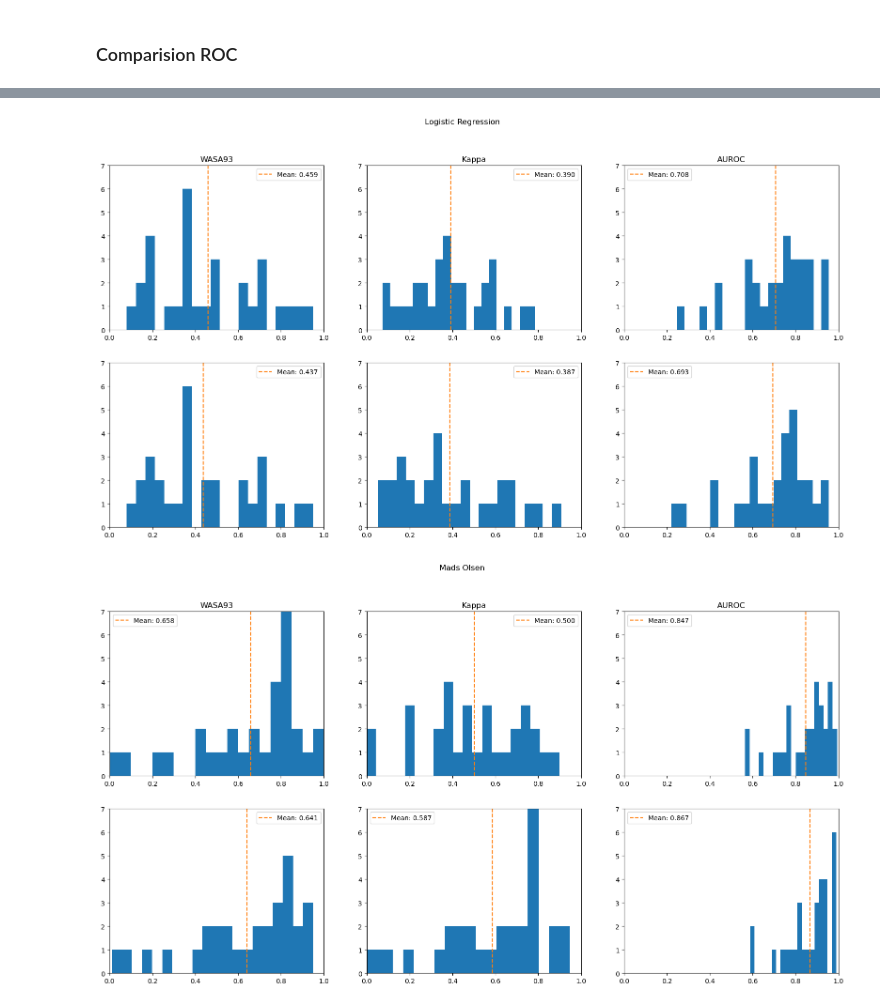
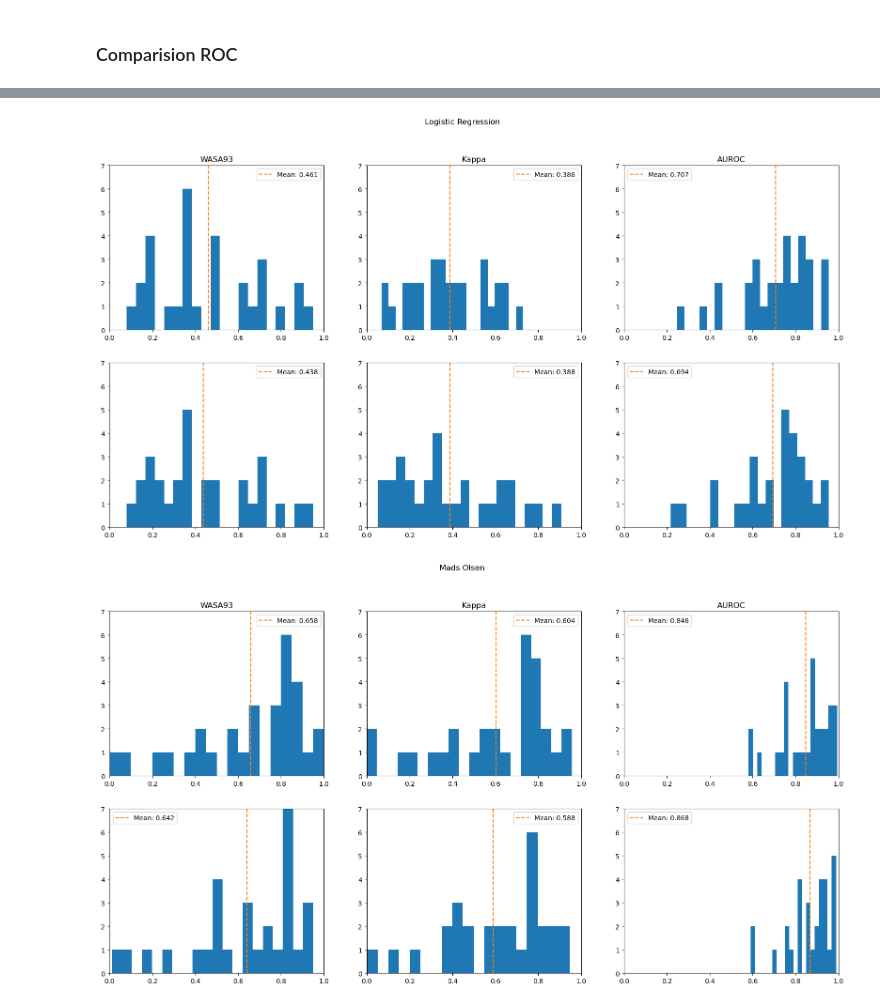
Before and after one commit to Arcascope/pisces, a Jupyter notebook: analyses/stationary_vs_hybrid.ipynb, the cells around one changed output, grey strips where cells are left out. Drawn from its saved outputs; the diff is of its cells as text; code cells hidden in the pictures.

```diff
--- a/analyses/stationary_vs_hybrid.ipynb
+++ b/analyses/stationary_vs_hybrid.ipynb
@@ -6,6 +6,7 @@ from matplotlib import pyplot as plt
 import numpy as np
 # %%
 WASA_THRESHOLD = 0.93
+BALANCE_WEIGHTS = True
 # %% [markdown]
 ### Comparison: WASA93, ROC AUC, Cohen's Kappa
 
@@ -15,7 +16,7 @@ from pisces.utils import pad_to_hat, plot_scores_CDF, plot_scores_PDF, add_rocs
 from sklearn.metrics import roc_auc_score, roc_curve, cohen_kappa_score
 
 
-def split_analysis(y, y_hat_sleep_proba, sleep_accuracy: float = WASA_THRESHOLD, balancing: bool = True):
+def split_analysis(y, y_hat_sleep_proba, sleep_accuracy: float = WASA_THRESHOLD, balancing: bool = BALANCE_WEIGHTS):
 
     y_flat = y.reshape(-1,)
     n_sleep = np.sum(y_flat > 0)
@@ -97,7 +98,7 @@ evaluations_walch: List[dict] = []
 for i, ((X, y), id) in enumerate(mo_preprocessed_data_walch):
     y_hat_proba = mo.predict_probabilities(X)
     y_hat_sleep_proba = (1 - y_hat_proba[:, :, 0]).reshape(-1,)
-    analysis = split_analysis(y, y_hat_sleep_proba, balancing=False)
+    analysis = split_analysis(y, y_hat_sleep_proba)
     evaluations_walch.append(analysis)
     print(f"Processing {i+1} of {len(mo_preprocessed_data_walch)} ({id})... AUROC: {analysis['auc']}")
 mo_aucs_walch = [e["auc"] for e in evaluations_walch]
@@ -425,12 +426,12 @@ ax.legend(loc='lower right')
 # %%
-log_reg_wasa_93_hybrid = [e[f"wasa0.93"] for e in log_reg_evaluations_hybrid]
-mo_wasa_93_hybrid = [e[f"wasa0.93"] for e in evaluations_hybrid]
+log_reg_wasa_93_hybrid = [e[f"wasa93"] for e in log_reg_evaluations_hybrid]
+mo_wasa_93_hybrid = [e[f"wasa93"] for e in evaluations_hybrid]
 log_reg_kappa_hybrid = [e["kappa"] for e in log_reg_evaluations_hybrid]
 mo_kappa_hybrid = [e["kappa"] for e in evaluations_hybrid]
 
 
-log_reg_wasa_93_walch = [e[f"wasa0.93"] for e in log_reg_evaluations_walch]
-mo_wasa_93_walch = [e[f"wasa0.93"] for e in evaluations_walch]
+log_reg_wasa_93_walch = [e[f"wasa93"] for e in log_reg_evaluations_walch]
+mo_wasa_93_walch = [e[f"wasa93"] for e in evaluations_walch]
 log_reg_kappa_walch = [e["kappa"] for e in log_reg_evaluations_walch]
 mo_kappa_walch = [e["kappa"] for e in evaluations_walch]
 
@@ -455,37 +456,32 @@ ncol = 3
 fig_lr, ax_lr = plt.subplots(nrows=2, ncols=ncol, figsize=(20, 10))
 fig_mo, ax_mo = plt.subplots(nrows=2, ncols=ncol, figsize=(20, 10))
 
 fig_lr.suptitle("Logistic Regression")
 fig_mo.suptitle("Mads Olsen")
 
 
 for i, pair in enumerate(walch_data_to_plot):
     lr, mo = pair
     plot_scores_PDF(lr, ax=ax_lr[0, i])
     plot_scores_PDF(mo, ax=ax_mo[0, i])
 
     ax_lr[0, i].set_title(plot_titles[i])
     ax_mo[0, i].set_title(plot_titles[i])
     ax_lr[0, i].legend()
     ax_mo[0, i].legend()
 
 for i, pair in enumerate(hybrid_data_to_plot):
     lr, mo = pair
     plot_scores_PDF(lr, ax=ax_lr[1, i])
     plot_scores_PDF(mo, ax=ax_mo[1, i])
 
     ax_lr[1, i].legend()
     ax_mo[1, i].legend()
 
 for ax_set in [ax_lr, ax_mo]:
     for i in range(ncol):
         for j in range(2):
             ax_set[j, i].set_ylim(0, 7)
-
-# ax_lr[0, 0].set_xlim(0, 0.2)
-# ax_lr[1, 0].set_xlim(0, 0.2)
-# ax_mo[0, 0].set_xlim(0, 0.2)
-# ax_mo[1, 0].set_xlim(0, 0.2)
 # %% [output]
-[figure, old version]
+[figure, new version]
-[figure, old version]
+[figure, new version]
```
Also changed, not shown: parts of 14 cells of this notebook.
